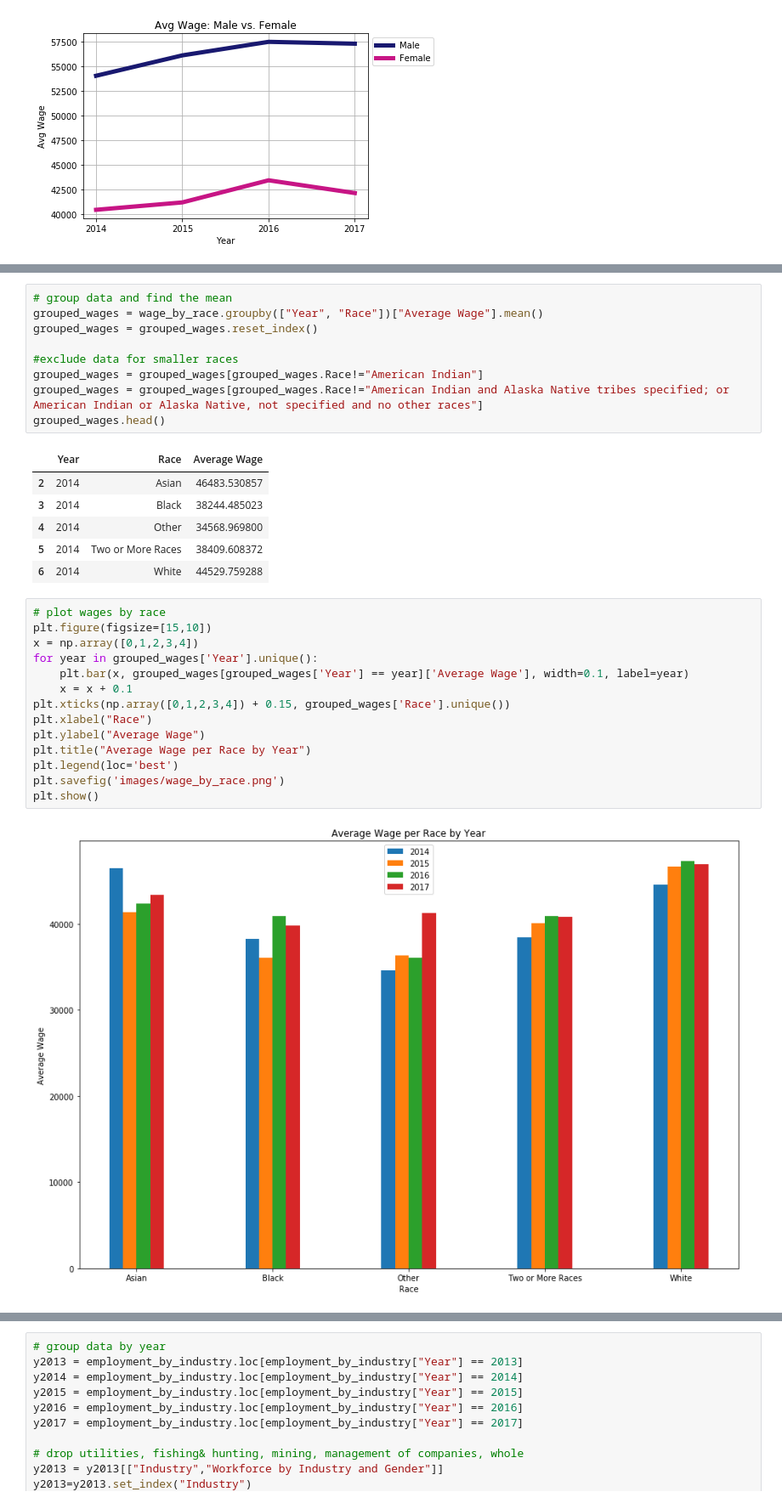
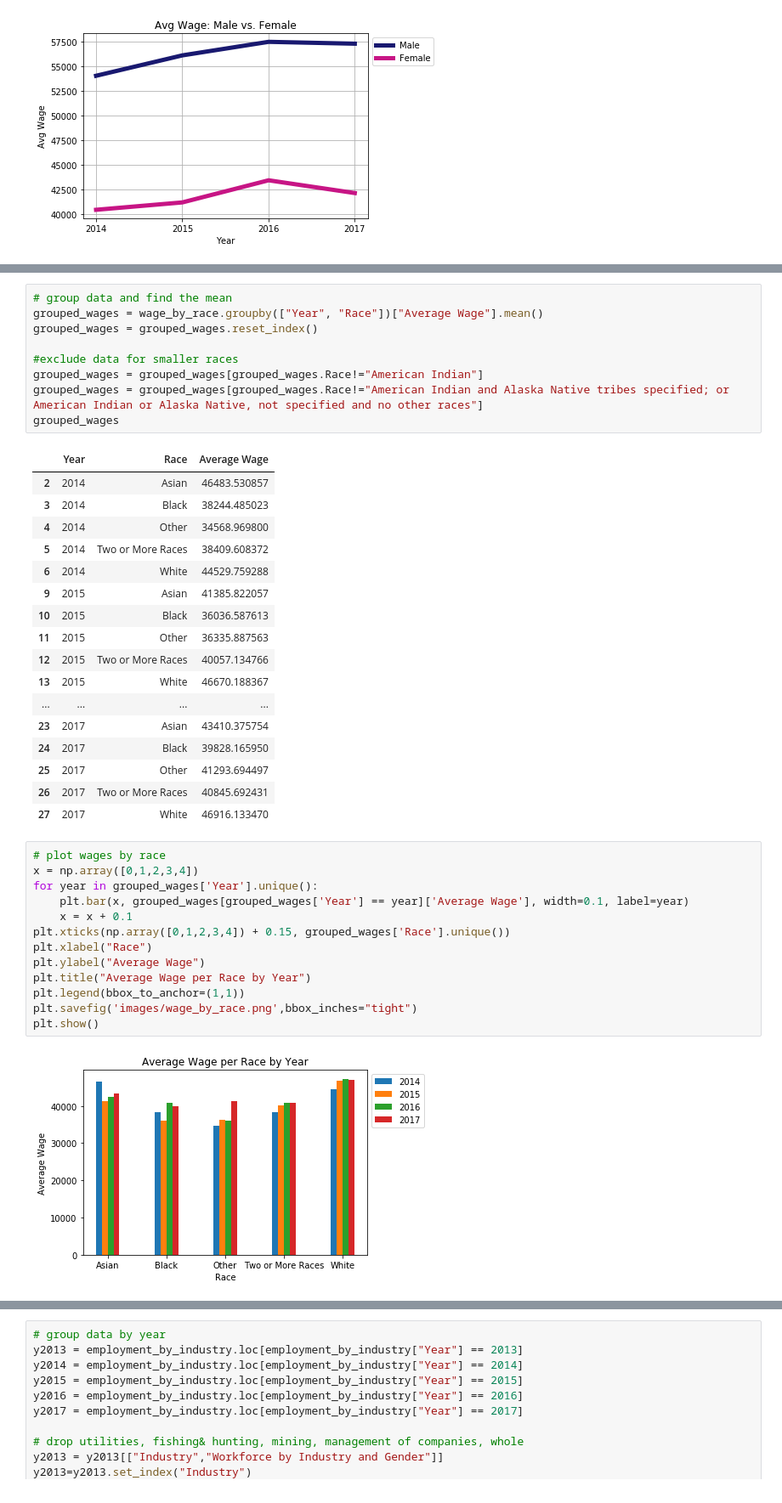
Before and after one commit to aktavern/Project-1, a Jupyter notebook: Project 1 - Final Data Analysis.ipynb, the cells around one changed output, grey strips where cells are left out. Shown at 85% size. Saved outputs shown, nothing was run; the diff lists cells and outputs as text.

```diff
--- a/Project 1 - Final Data Analysis.ipynb
+++ b/Project 1 - Final Data Analysis.ipynb
@@ -325,7 +413,7 @@ grouped_wages = grouped_wages.reset_index()
 #exclude data for smaller races
 grouped_wages = grouped_wages[grouped_wages.Race!="American Indian"]
 grouped_wages = grouped_wages[grouped_wages.Race!="American Indian and Alaska Native tribes specified; or American Indian or Alaska Native, not specified and no other races"]
-grouped_wages.head()
+grouped_wages
 # %% [output]
 |  | Year | Race | Average Wage |
 | 2 | 2014 | Asian | 46483.530857 |
@@ -333,19 +421,29 @@ grouped_wages.head()
 | 4 | 2014 | Other | 34568.969800 |
 | 5 | 2014 | Two or More Races | 38409.608372 |
 | 6 | 2014 | White | 44529.759288 |
+| 9 | 2015 | Asian | 41385.822057 |
+| 10 | 2015 | Black | 36036.587613 |
+| 11 | 2015 | Other | 36335.887563 |
+| 12 | 2015 | Two or More Races | 40057.134766 |
+| 13 | 2015 | White | 46670.188367 |
+| ... | ... | ... | ... |
+| 23 | 2017 | Asian | 43410.375754 |
+| 24 | 2017 | Black | 39828.165950 |
+| 25 | 2017 | Other | 41293.694497 |
+| 26 | 2017 | Two or More Races | 40845.692431 |
+| 27 | 2017 | White | 46916.133470 |
 # %%
 # plot wages by race
-plt.figure(figsize=[15,10])
 x = np.array([0,1,2,3,4])
 for year in grouped_wages['Year'].unique():
     plt.bar(x, grouped_wages[grouped_wages['Year'] == year]['Average Wage'], width=0.1, label=year)
     x = x + 0.1
 plt.xticks(np.array([0,1,2,3,4]) + 0.15, grouped_wages['Race'].unique())
 plt.xlabel("Race")
 plt.ylabel("Average Wage")
 plt.title("Average Wage per Race by Year")
-plt.legend(loc='best')
-plt.savefig('images/wage_by_race.png')
+plt.legend(bbox_to_anchor=(1,1))
+plt.savefig('images/wage_by_race.png',bbox_inches="tight")
 plt.show()
 # %% [output]
-[figure, old version]
+[figure, new version]
```
Also changed, not shown: parts of 34 cells of this notebook.
